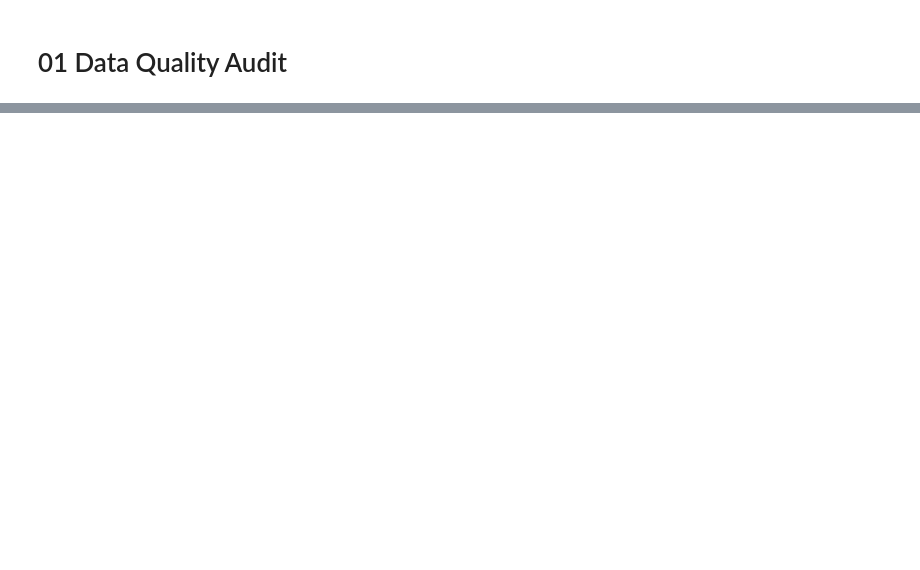
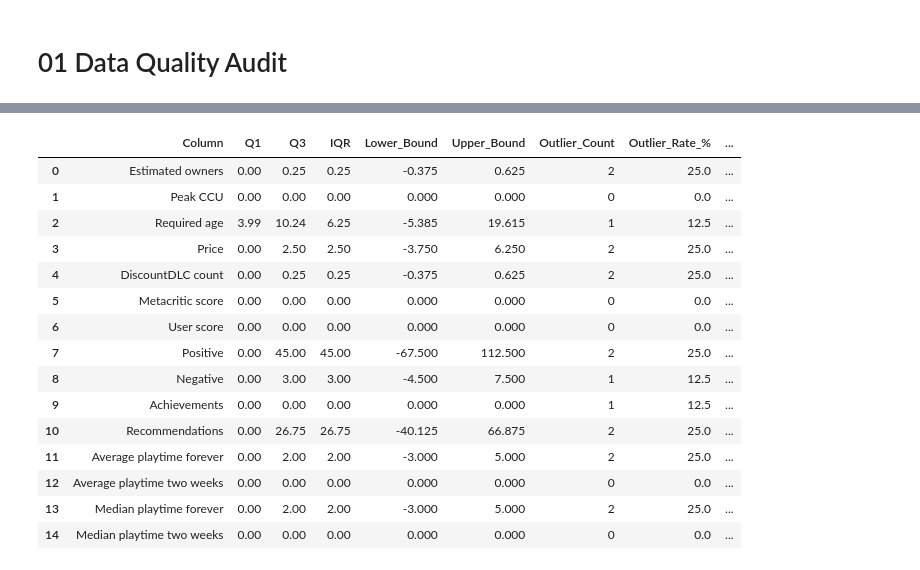
Before and after one commit to huytu059-blip/Games_Data_Science, a Jupyter notebook: notebooks/01_data_quality.ipynb, the cells around one changed output, grey strips where cells are left out. Saved outputs shown, nothing was run; the diff lists cells and outputs as text; code cells hidden in the pictures; blank space fills up the shorter version.

```diff
--- a/notebooks/01_data_quality.ipynb
+++ b/notebooks/01_data_quality.ipynb
@@ -45,0 +246,14 @@ df_raw.info()
+# %%
+text_issues = []
+for col in df_typed.select_dtypes(include="object").columns:
+    s = df_typed[col].dropna().astype(str)
+    if s.empty:
+        continue
+    text_issues.append({
+        "Column": col,
+        "Khoang_Trang_Thua": int((s != s.str.strip()).sum()),
+        "Lan_Hoa_Thuong": int(s.nunique() - s.str.lower().str.strip().nunique()),
+    })
+
+print("\nĐịnh dạng text không nhất quán:")
+display(pd.DataFrame(text_issues))
@@ -45,0 +279,62 @@ df_raw.info()
+# %%
+# outliers detection
+numeric_cols = df_raw.select_dtypes(include="number").columns.tolist()
+outlier_records = []
+outlier_examples = {}
+
+for col in numeric_cols:
+    series = df_raw[col].dropna()
+
+    # Bỏ qua cột không có giá trị hợp lệ để tính toán.
+    if series.empty:
+        continue
+
+    q1 = series.quantile(0.25)
+    q3 = series.quantile(0.75)
+    iqr = q3 - q1
+
+    lower_bound = q1 - 1.5 * iqr
+    upper_bound = q3 + 1.5 * iqr
+
+    mask = (
+        df_raw[col].notna()
+        & ((df_raw[col] < lower_bound) | (df_raw[col] > upper_bound))
+    )
+
+    outlier_records.append({
+        "Column": col,
+        "Q1": q1,
+        "Q3": q3,
+        "IQR": iqr,
+        "Lower_Bound": lower_bound,
+        "Upper_Bound": upper_bound,
+        "Outlier_Count": int(mask.sum()),
+        "Outlier_Rate_%": round(float(mask.mean() * 100), 2),
+        "IQR_Zero_Flag": bool(iqr == 0)
+    })
+
+    # Lưu một số ví dụ để điều tra, không xóa các dòng này.
+    outlier_examples[col] = df_raw.loc[mask].head(10)
+
+outlier_report = pd.DataFrame(outlier_records)
+display(outlier_report)
+
+# Xem ví dụ outlier của một cột bằng cách thay tên cột bên dưới:
+# display(outlier_examples.get("column_name"))
+# %% [output]
+|  | Column | Q1 | Q3 | IQR | Lower_Bound | Upper_Bound | Outlier_Count | Outlier_Rate_% | ... |
+| 0 | Estimated owners | 0.00 | 0.25 | 0.25 | -0.375 | 0.625 | 2 | 25.0 | ... |
+| 1 | Peak CCU | 0.00 | 0.00 | 0.00 | 0.000 | 0.000 | 0 | 0.0 | ... |
+| 2 | Required age | 3.99 | 10.24 | 6.25 | -5.385 | 19.615 | 1 | 12.5 | ... |
+| 3 | Price | 0.00 | 2.50 | 2.50 | -3.750 | 6.250 | 2 | 25.0 | ... |
+| 4 | DiscountDLC count | 0.00 | 0.25 | 0.25 | -0.375 | 0.625 | 2 | 25.0 | ... |
+| 5 | Metacritic score | 0.00 | 0.00 | 0.00 | 0.000 | 0.000 | 0 | 0.0 | ... |
+| 6 | User score | 0.00 | 0.00 | 0.00 | 0.000 | 0.000 | 0 | 0.0 | ... |
+| 7 | Positive | 0.00 | 45.00 | 45.00 | -67.500 | 112.500 | 2 | 25.0 | ... |
+| 8 | Negative | 0.00 | 3.00 | 3.00 | -4.500 | 7.500 | 1 | 12.5 | ... |
+| 9 | Achievements | 0.00 | 0.00 | 0.00 | 0.000 | 0.000 | 1 | 12.5 | ... |
+| 10 | Recommendations | 0.00 | 26.75 | 26.75 | -40.125 | 66.875 | 2 | 25.0 | ... |
+| 11 | Average playtime forever | 0.00 | 2.00 | 2.00 | -3.000 | 5.000 | 2 | 25.0 | ... |
+| 12 | Average playtime two weeks | 0.00 | 0.00 | 0.00 | 0.000 | 0.000 | 0 | 0.0 | ... |
+| 13 | Median playtime forever | 0.00 | 2.00 | 2.00 | -3.000 | 5.000 | 2 | 25.0 | ... |
+| 14 | Median playtime two weeks | 0.00 | 0.00 | 0.00 | 0.000 | 0.000 | 0 | 0.0 | ... |
```
Also changed, not shown: parts of 9 cells of this notebook.
